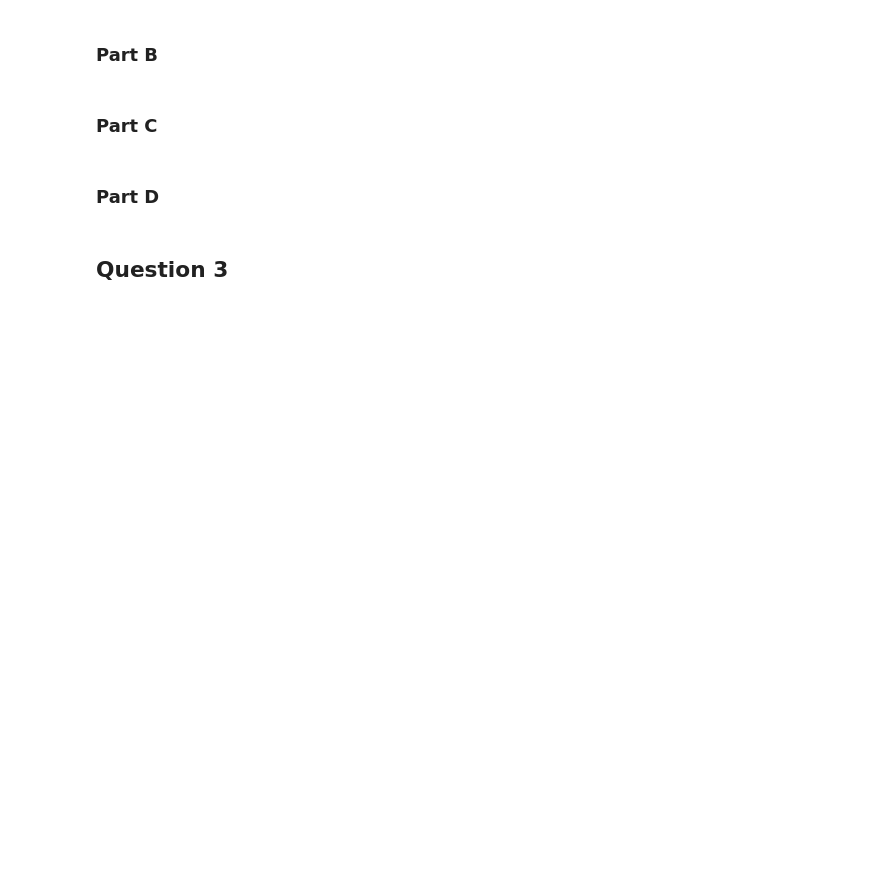
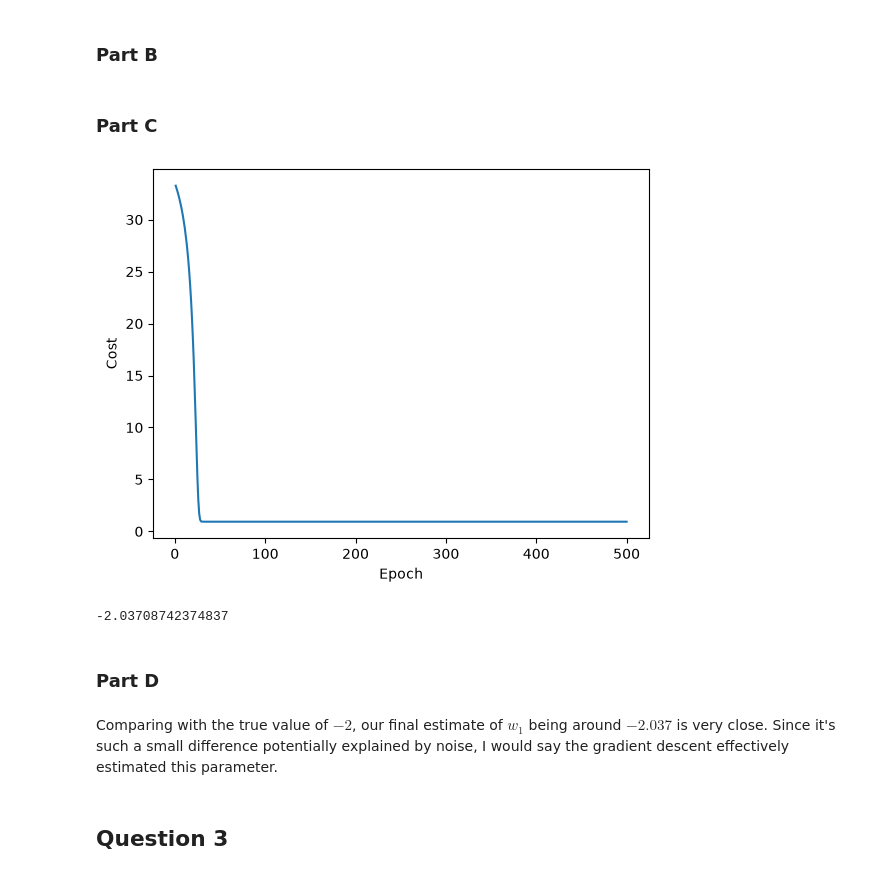
Before and after one commit to khanhdo05/Intro-to-ML, a Jupyter notebook: lab9.ipynb, the cells around one changed output. Saved outputs shown, nothing was run; the diff lists cells and outputs as text; code cells hidden in the pictures; blank space fills up the shorter version.

```diff
--- a/lab9.ipynb
+++ b/lab9.ipynb
@@ -28,9 +89,54 @@ import math
+# %%
+def cost_function_2a(x, y, w):
+    n = len(y)
+    pred_y = np.exp(w*x)
+    err = y - pred_y
+    cost = (1./n)*np.dot(np.transpose(err),err)
+    return cost
+# %%
+def grad_descent_2a(x, y, w):
+    n = len(y)
+    pred_y = np.exp(w*x)
+    err = y - pred_y
+    return (-2./n)*np.dot(np.transpose(err), pred_y * x)
 # %% [markdown]
 ### Part B
+# %%
+## Define gradient descent function for linear regression
+def grad_descent_modified(X, y, w, alpha, n_iter):
+    costs = np.zeros(n_iter)
+    n = len(y)
+
+    for i in range(n_iter):
+        grad = grad_descent_2a(X, y, w)
+        w = w - alpha*grad
+        costs[i] = cost_function_2a(X, y, w)
+
+    return w, costs
 # %% [markdown]
 ### Part C
+# %%
+## Simulated Data for Question 2
+np.random.seed(0)
+x = np.linspace(-1.5, 1.5, 100)
+y = np.exp(-2 * x) + np.random.normal(0, 1, 100)
+
+w_hat, gdres = grad_descent_modified(x, y, w=0.0, alpha=0.005, n_iter=500)
+
+epochs = np.arange(1, len(gdres) + 1)
+plt.plot(epochs, gdres)
+plt.xlabel("Epoch")
+plt.ylabel("Cost")
+plt.show()
+
+print(w_hat)
+# %% [output]
+[figure, added]
+-2.03708742374837
 # %% [markdown]
 ### Part D
+# %% [markdown]
+Comparing with the true value of $-2$, our final estimate of $w_1$ being around $-2.037$ is very close. Since it's such a small difference potentially explained by noise, I would say the gradient descent effectively estimated this parameter.
 # %% [markdown]
 ## Question 3
 # %% [markdown]
```
Also changed, not shown: parts of 8 cells of this notebook.
